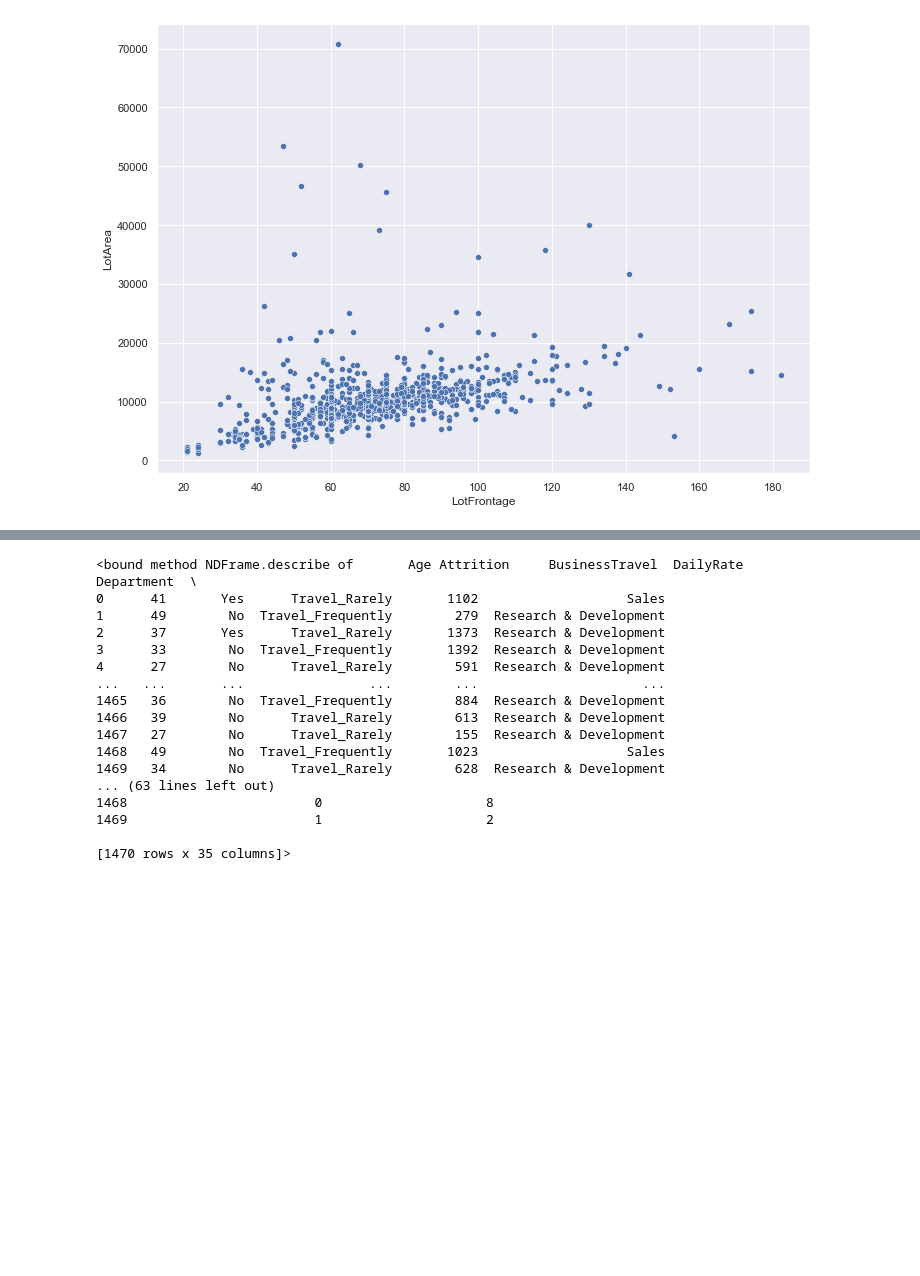
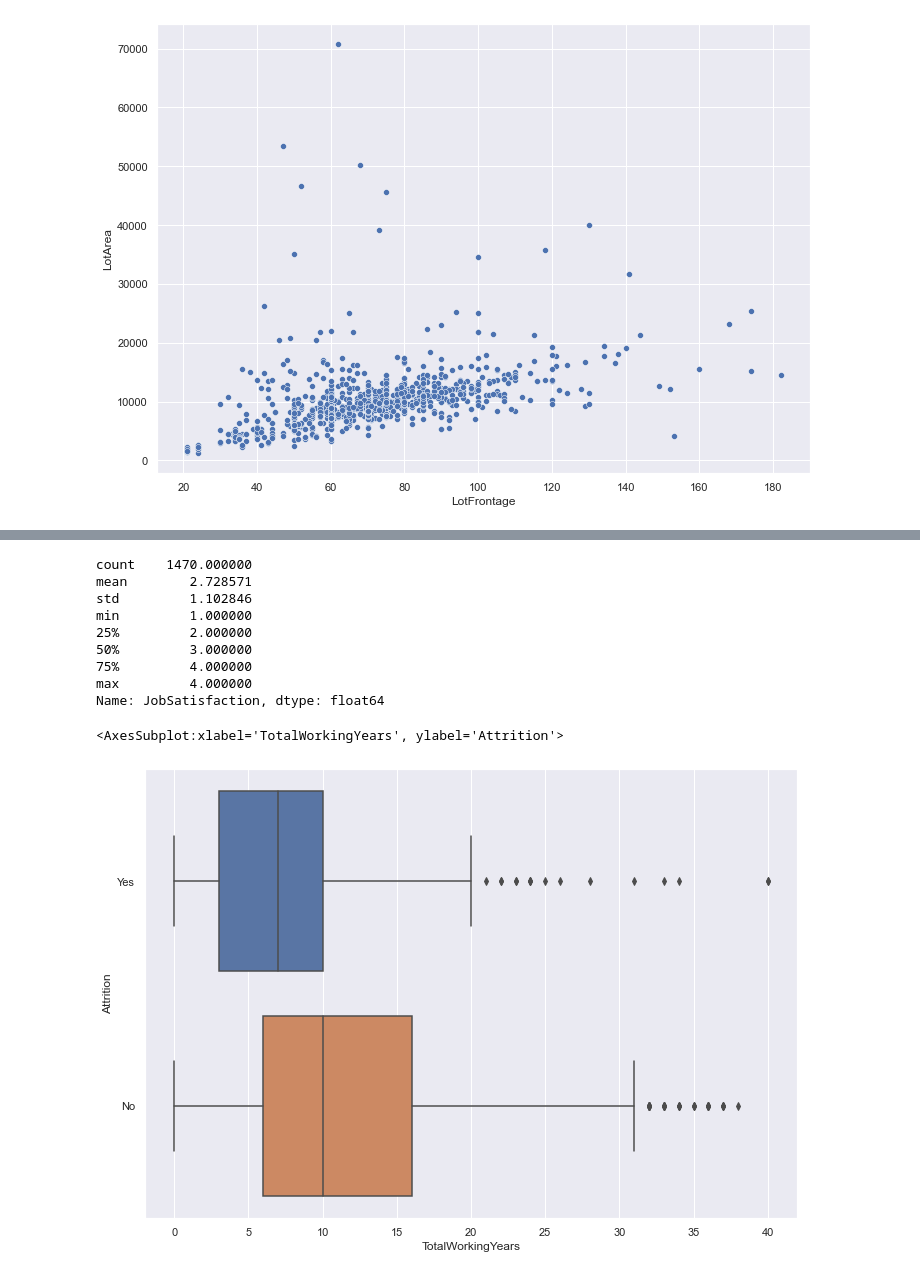
Before and after one commit to Quentin1402/dep-t-python, a Jupyter notebook: data_stat.ipynb, the cells around one changed output, grey strips where cells are left out. Saved outputs shown, nothing was run; the diff lists cells and outputs as text; code cells hidden in the pictures; blank space fills up the shorter version.

```diff
--- a/data_stat.ipynb
+++ b/data_stat.ipynb
@@ -57,20 +56,17 @@ sb.boxplot(x="JobSatisfaction", y="YearsAtCompany", data=ibm)
 # %%
-ibm.describe
+ibm["JobSatisfaction"].describe()
 # %% [output]
-<bound method NDFrame.describe of       Age Attrition     BusinessTravel  DailyRate              Department  \
-0      41       Yes      Travel_Rarely       1102                   Sales
-1      49        No  Travel_Frequently        279  Research & Development
-2      37       Yes      Travel_Rarely       1373  Research & Development
-3      33        No  Travel_Frequently       1392  Research & Development
-4      27        No      Travel_Rarely        591  Research & Development
-...   ...       ...                ...        ...                     ...
-1465   36        No  Travel_Frequently        884  Research & Development
-1466   39        No      Travel_Rarely        613  Research & Development
-1467   27        No      Travel_Rarely        155  Research & Development
-1468   49        No  Travel_Frequently       1023                   Sales
-1469   34        No      Travel_Rarely        628  Research & Development
-... (63 lines left out)
-1468                        0                     8
-1469                        1                     2
-
-[1470 rows x 35 columns]>
+count    1470.000000
+mean        2.728571
+std         1.102846
+min         1.000000
+25%         2.000000
+50%         3.000000
+75%         4.000000
+max         4.000000
+Name: JobSatisfaction, dtype: float64
+# %%
+sb.boxplot(x="TotalWorkingYears", y="Attrition", data=ibm)
+# %% [output]
+<AxesSubplot:xlabel='TotalWorkingYears', ylabel='Attrition'>
+[figure, added]
```
Also changed, not shown: parts of 6 cells of this notebook.
